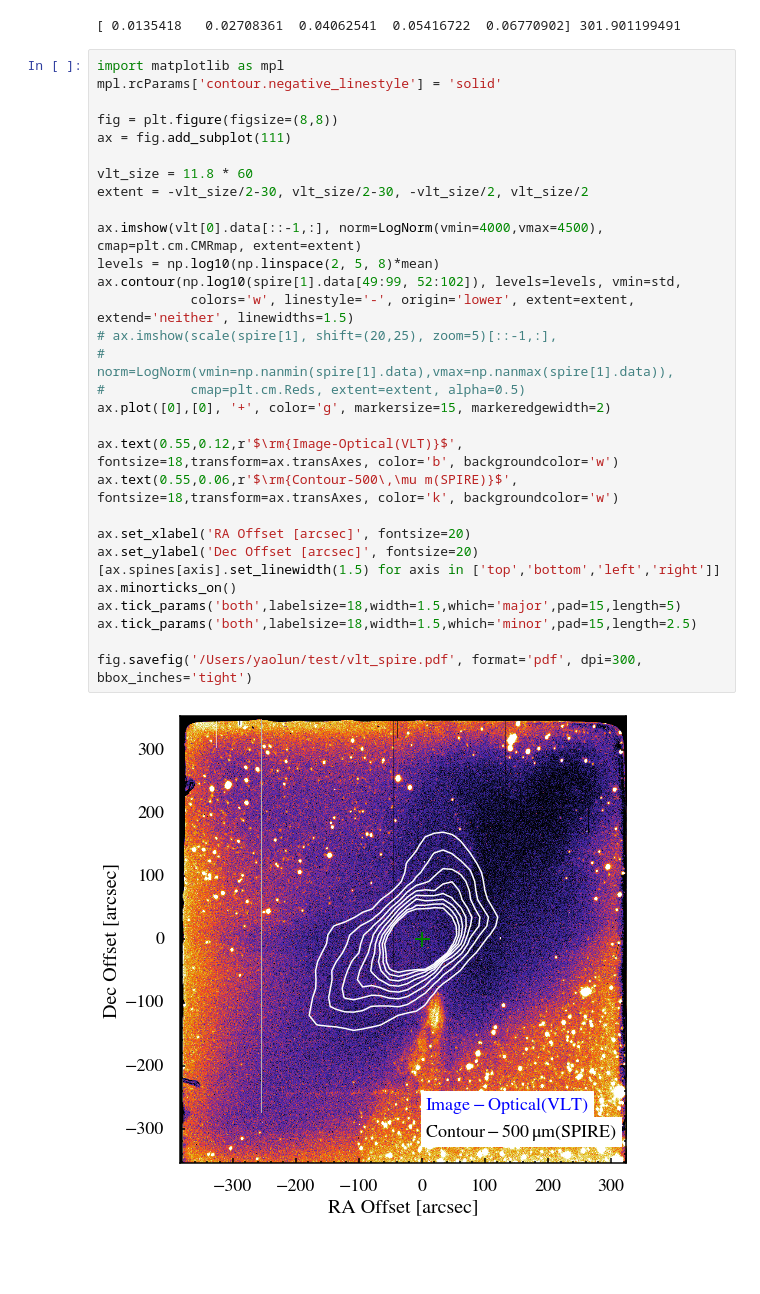
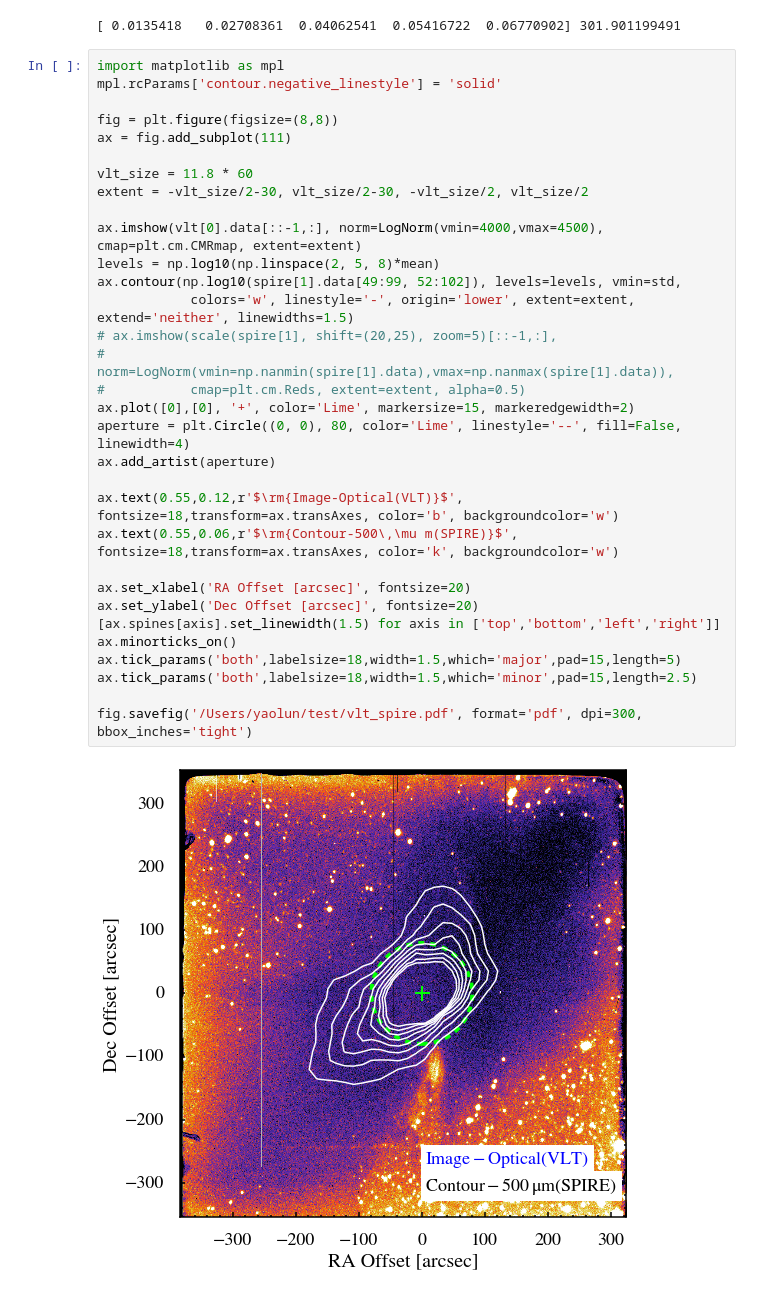
Before and after one commit to yaolun/misc, a Jupyter notebook: VLT_image.ipynb, the cells around one changed output. Saved outputs shown, nothing was run; the diff lists cells and outputs as text; blank space fills up the shorter version.

```diff
--- a/VLT_image.ipynb
+++ b/VLT_image.ipynb
@@ -128,32 +128,34 @@ print np.array([1,2,3,4,5])*std, np.nanmax(spire[1].data[49:99, 52:102])/std
 # %%
 import matplotlib as mpl
 mpl.rcParams['contour.negative_linestyle'] = 'solid'
 
 fig = plt.figure(figsize=(8,8))
 ax = fig.add_subplot(111)
 
 vlt_size = 11.8 * 60
 extent = -vlt_size/2-30, vlt_size/2-30, -vlt_size/2, vlt_size/2
 
 ax.imshow(vlt[0].data[::-1,:], norm=LogNorm(vmin=4000,vmax=4500), cmap=plt.cm.CMRmap, extent=extent)
 levels = np.log10(np.linspace(2, 5, 8)*mean)
 ax.contour(np.log10(spire[1].data[49:99, 52:102]), levels=levels, vmin=std,
             colors='w', linestyle='-', origin='lower', extent=extent, extend='neither', linewidths=1.5)
 # ax.imshow(scale(spire[1], shift=(20,25), zoom=5)[::-1,:],
 #           norm=LogNorm(vmin=np.nanmin(spire[1].data),vmax=np.nanmax(spire[1].data)),
 #           cmap=plt.cm.Reds, extent=extent, alpha=0.5)
-ax.plot([0],[0], '+', color='g', markersize=15, markeredgewidth=2)
+ax.plot([0],[0], '+', color='Lime', markersize=15, markeredgewidth=2)
+aperture = plt.Circle((0, 0), 80, color='Lime', linestyle='--', fill=False, linewidth=4)
+ax.add_artist(aperture)
 
 ax.text(0.55,0.12,r'$\rm{Image-Optical(VLT)}$', fontsize=18,transform=ax.transAxes, color='b', backgroundcolor='w')
 ax.text(0.55,0.06,r'$\rm{Contour-500\,\mu m(SPIRE)}$', fontsize=18,transform=ax.transAxes, color='k', backgroundcolor='w')
 
 ax.set_xlabel('RA Offset [arcsec]', fontsize=20)
 ax.set_ylabel('Dec Offset [arcsec]', fontsize=20)
 [ax.spines[axis].set_linewidth(1.5) for axis in ['top','bottom','left','right']]
 ax.minorticks_on()
 ax.tick_params('both',labelsize=18,width=1.5,which='major',pad=15,length=5)
 ax.tick_params('both',labelsize=18,width=1.5,which='minor',pad=15,length=2.5)
 
 fig.savefig('/Users/yaolun/test/vlt_spire.pdf', format='pdf', dpi=300, bbox_inches='tight')
 # %% [output]
-[figure, old version]
+[figure, new version]
```
Also changed, not shown: parts of 1 cell of this notebook, 17 other files.
